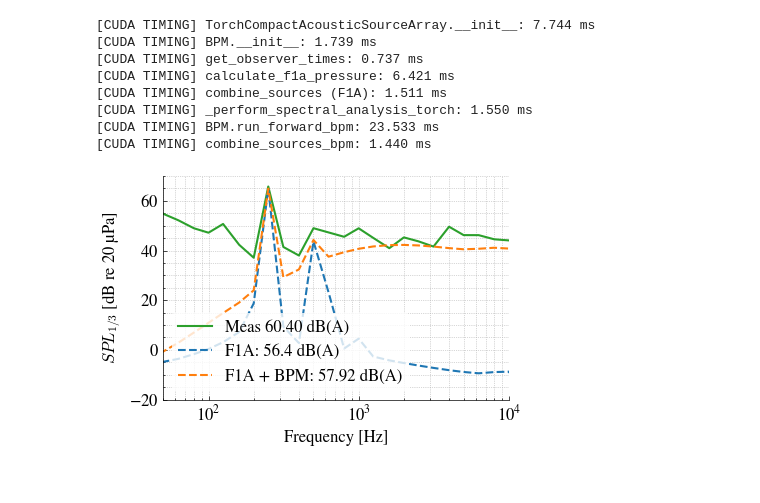
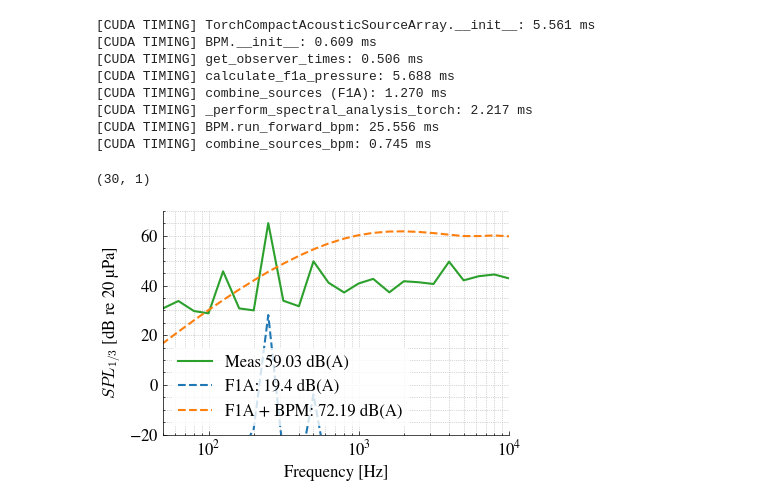
Before and after one commit to Frxljord/FastBEMT, a Jupyter notebook: Benchmarks/BPM.ipynb, the cells around one changed output. Cells and saved outputs as stored; diff of their text form; code cells hidden in the pictures.

Commit message:
more cleanup

```diff
--- a/Benchmarks/BPM.ipynb
+++ b/Benchmarks/BPM.ipynb
@@ -45,7 +45,7 @@ r_observers = 1.88 * np.array([
     [0.950,  0.000,  0.312]  # Position 10
 ])
 # %%
-idx = 1
+idx = 10
 
 propeller.run_aeroacoustics(observer_positions=r_observers[idx-1, np.newaxis],
         lt=0.01,
@@ -53,14 +53,13 @@ propeller.run_aeroacoustics(observer_positions=r_observers[idx-1, np.newaxis],
         alpha_stall=12.5,
         keep_bpm_components=True)
 # %% [output]
-[CUDA TIMING] TorchCompactAcousticSourceArray.__init__: 7.744 ms
-[CUDA TIMING] BPM.__init__: 1.739 ms
-[CUDA TIMING] get_observer_times: 0.737 ms
-[CUDA TIMING] calculate_f1a_pressure: 6.421 ms
-[CUDA TIMING] combine_sources (F1A): 1.511 ms
-[CUDA TIMING] _perform_spectral_analysis_torch: 1.550 ms
-[CUDA TIMING] BPM.run_forward_bpm: 23.533 ms
-[CUDA TIMING] combine_sources_bpm: 1.440 ms
+[CUDA TIMING] TorchCompactAcousticSourceArray.__init__: 5.561 ms
+[CUDA TIMING] BPM.__init__: 0.609 ms
+[CUDA TIMING] get_observer_times: 0.506 ms
+[CUDA TIMING] calculate_f1a_pressure: 5.688 ms
+[CUDA TIMING] combine_sources (F1A): 1.270 ms
+[CUDA TIMING] _perform_spectral_analysis_torch: 2.217 ms
+[CUDA TIMING] BPM.run_forward_bpm: 25.556 ms
+[CUDA TIMING] combine_sources_bpm: 0.745 ms
 # %%
 propeller.postprocess()
-propeller.third_octave_oaspl = propeller.third_octave_oaspl.reshape(ny, nx)
@@ -140,8 +128,8 @@ signal = pf.Signal(p_prop_only, fs, fft_norm='rms')
 clean_frequencies = signal.frequencies[np.newaxis, ...]
 clean_spl = pf.dsp.decibel(signal, domain='freq', log_reference=propeller.params.p_ref).T
 
-mask = (clean_frequencies >= f_low.cpu().numpy()[..., np.newaxis]) & \
-       (clean_frequencies <= f_high.cpu().numpy()[..., np.newaxis])
+mask = (clean_frequencies >= propeller.f_low[..., np.newaxis]) & \
+       (clean_frequencies <= propeller.f_high[..., np.newaxis])
 
 # 4. Convert SPL to Power
 p_raw = 10 ** (clean_spl / 10)
@@ -169,6 +157,10 @@ def get_a_weighting(f):
         (f**2 + 20.6**2) * np.sqrt((f**2 + 107.7**2) * (f**2 + 737.9**2)) * (f**2 + 12194**2)
     )
     return 20 * np.log10(ra(f)) - 20 * np.log10(ra(1000))
+# %%
+clean_spl_3oct.shape
+# %% [output]
+(30, 1)
 # %%
 def calc_oaspl(spl_array, freqs, weighted=False):
     """Calculates OSPL or A-weighted OASPL."""
@@ -182,4 +174,4 @@ def calc_oaspl(spl_array, freqs, weighted=False):
         a_offsets = get_a_weighting(f)
         spl = spl + a_offsets
 
-    return 10 * np.log10(np.sum(10**(spl[f >= 0.9/propeller.params.blade_passing_period] / 10)))
+    return 10 * np.log10(np.sum(10**(spl / 10)))
@@ -194,50 +181,43 @@ color_7e = 'tab:orange'
 color_8e = 'tab:green'
 
 # Values for labels
-ospl_f1a = calc_oaspl(f1a_spl_3oct.cpu().numpy()[:, 0], propeller.third_octave_freqs, weighted=False)
-oaspl_f1a = calc_oaspl(f1a_spl_3oct.cpu().numpy()[:, 0], propeller.third_octave_freqs, weighted=True)
-
-# ospl_exp = calc_oaspl(exp_spl_3oct, propeller.third_octave_freqs, weighted=False)
-# oaspl_exp = calc_oaspl(exp_spl_3oct, propeller.third_octave_freqs, weighted=True)
 
 clean_ospl_exp = calc_oaspl(clean_spl_3oct.squeeze(), propeller.third_octave_freqs, weighted=False)
 clean_oaspl_exp = calc_oaspl(clean_spl_3oct.squeeze(), propeller.third_octave_freqs, weighted=True)
 
-ospl_tot = calc_oaspl(L_total.cpu().numpy()[:, 0], propeller.third_octave_freqs, weighted=False)
-oaspl_tot = calc_oaspl(L_total.cpu().numpy()[:, 0], propeller.third_octave_freqs, weighted=True)
 
 plt.figure(figsize=(4.5, 3))
 # plt.figure(figsize=(10, 6))
 
 # Components (keeping these simpler to avoid legend clutter)
 # plt.semilogx(propeller.third_octave_freqs.cpu().numpy(), propeller.spl_breakdown['tbl'][:, 0], '--', alpha=0.6, label='TBL')
 # plt.semilogx(propeller.third_octave_freqs.cpu().numpy(), propeller.spl_breakdown['lbl'][:, 0], '--', alpha=0.6, label='LBL')
 # plt.semilogx(propeller.third_octave_freqs.cpu().numpy(), propeller.spl_breakdown['teb'][:, 0], '--', alpha=0.6, label='TEB')
 # plt.semilogx(propeller.third_octave_freqs.cpu().numpy(), propeller.spl_breakdown['ti'][:, 0], '--', alpha=0.6, label='TI')
 # plt.semilogx(propeller.third_octave_freqs.cpu().numpy(), propeller.spl_breakdown['tv'][:, 0], '--', alpha=0.6, label='TIP')
 
 plt.semilogx(propeller.third_octave_freqs.cpu().numpy(), clean_spl_3oct, '-',
              label=f'Meas {clean_oaspl_exp:.2f} dB(A)', color=color_8e, linewidth=1.5)
-plt.semilogx(propeller.third_octave_freqs.cpu().numpy(), f1a_spl_3oct.cpu().numpy()[:, 0], '--',
-             label=f'F1A: {oaspl_f1a:.1f} dB(A)', color=color_5e, linewidth=1.5)
-plt.semilogx(propeller.third_octave_freqs.cpu().numpy(), L_total.cpu().numpy()[:, 0], '--',
-             label=f'F1A + BPM: {oaspl_tot:.2f} dB(A)', color=color_7e, linewidth=1.5)
+plt.semilogx(propeller.third_octave_freqs.cpu().numpy(), propeller.third_octave_f1a_spl.cpu().numpy()[:, 0], '--',
+             label=f'F1A: {propeller.third_octave_f1a_oaspl:.1f} dB(A)', color=color_5e, linewidth=1.5)
+plt.semilogx(propeller.third_octave_freqs.cpu().numpy(), propeller.third_octave_total_spl.cpu().numpy()[:, 0], '--',
+             label=f'F1A + BPM: {propeller.third_octave_total_oaspl:.2f} dB(A)', color=color_7e, linewidth=1.5)
 
 # plt.semilogx(propeller.third_octave_freqs.cpu().numpy(), exp_spl_3oct, '-',
 #              label=f'Meas {oaspl_exp:.2f} dB(A)', linewidth=1.5)
 
 plt.xlabel('Frequency [Hz]', fontsize=12)
 plt.ylabel('$SPL_{1/3}$ [dB re 20 µPa]', fontsize=12)
 plt.xticks(fontsize=12)
 plt.yticks(fontsize=12)
 plt.grid(True, which='both', ls=':')
 plt.legend(loc='lower left', fontsize=12, frameon=True, edgecolor='none')
 plt.gca().spines[['top', 'right']].set_visible(False)
 plt.gca().tick_params(top=False, right=False, which='both')
 plt.xlim(50, 10000)
 plt.ylim(-20, 70)
 plt.tight_layout()
 plt.savefig('../Figures/BPM_val.pdf', dpi=200)
 plt.show()
 # %% [output]
-[figure, old version]
+[figure, new version]
```
Also changed, not shown: parts of 3 cells of this notebook, 5 other files.
